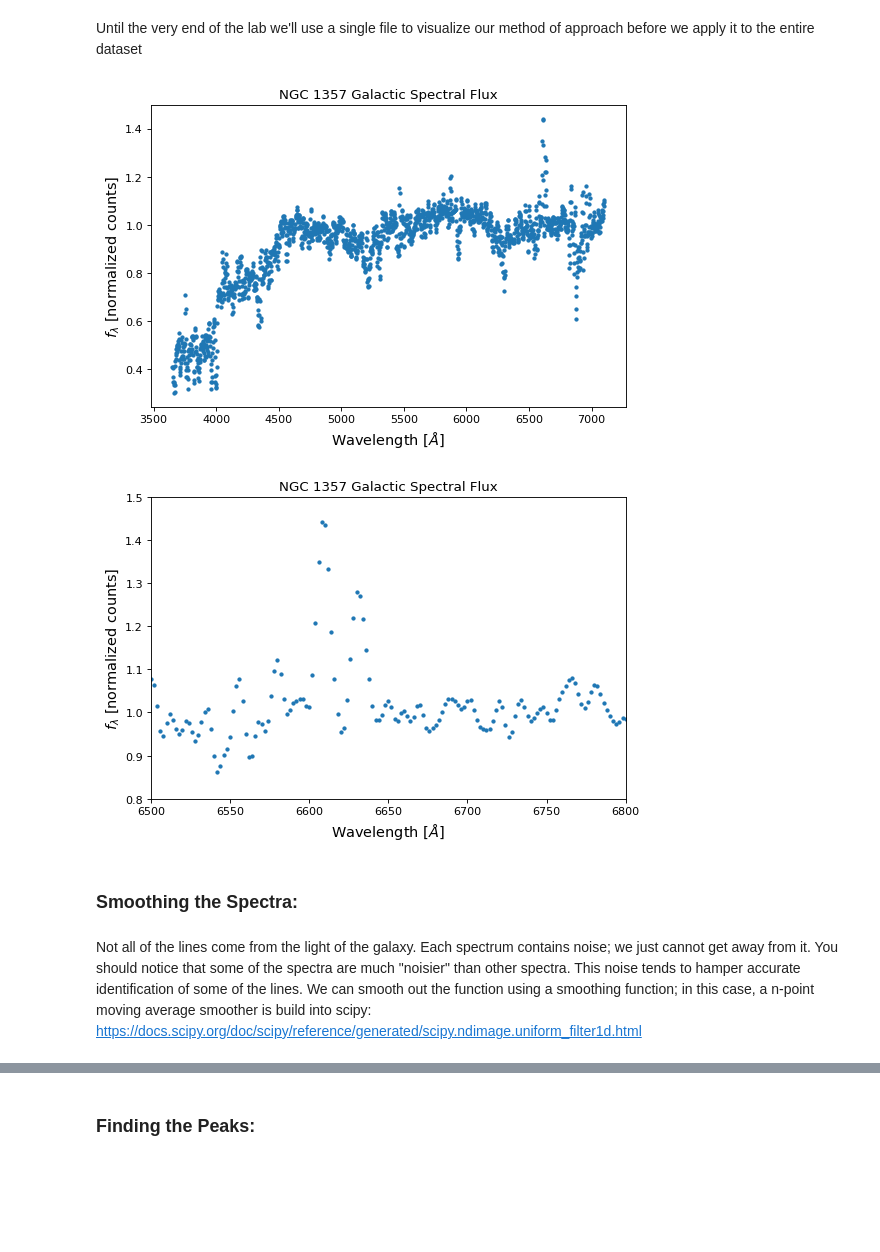
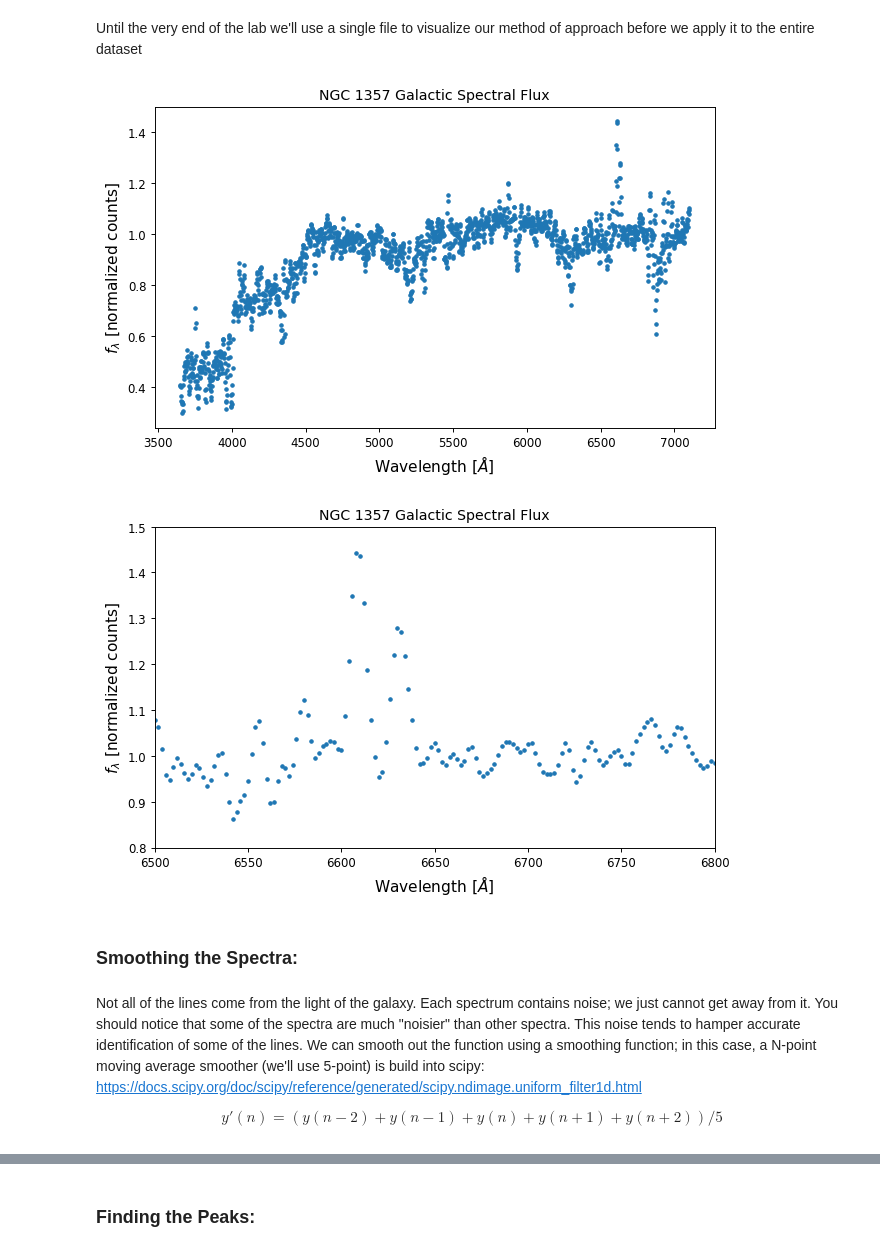
Before and after one commit to DLinthorne/Hubble-Law, a Jupyter notebook: Hubble_spectra.ipynb, the cells around one changed output, grey strips where cells are left out. Drawn from its saved outputs; the diff is of its cells as text; code cells hidden in the pictures; blank space fills up the shorter version.

```diff
--- a/Hubble_spectra.ipynb
+++ b/Hubble_spectra.ipynb
@@ -45,24 +45,26 @@ wavelength = data[:,0]
 normal_flux = data[:,1]
 # %%
 %matplotlib inline
-fig, ax = mpl.pyplot.subplots(figsize=(7.66, 5), dpi=80)
+fig, ax = mpl.pyplot.subplots(figsize=(8.5, 5), dpi=85)
 
 ax.scatter(wavelength, normal_flux, s = 8, label = "Raw Data");
 ax.set_title("NGC 1357 Galactic Spectral Flux", fontsize=12);
 ax.set_xlabel('Wavelength [$\AA$]', fontsize=13);
 ax.set_ylabel('$f_{\lambda}$ [normalized counts]', fontsize=13);
 # %% [output]
-[figure, old version]
+[figure, new version]
 # %%
 ax.set_xlim([6500,6800]);
 ax.set_ylim([.8,1.5]);
 fig
 # %% [output]
-[figure, old version]
+[figure, new version]
 # %% [markdown]
 ### Smoothing the Spectra:
 # %% [markdown]
-Not all of the lines come from the light of the galaxy. Each spectrum contains noise; we just cannot get away from it. You should notice that some of the spectra are much "noisier" than other spectra. This noise tends to hamper accurate identification of some of the lines. We can smooth out the function using a smoothing function; in this case, a n-point moving average smoother is build into scipy: https://docs.scipy.org/doc/scipy/reference/generated/scipy.ndimage.uniform_filter1d.html
+Not all of the lines come from the light of the galaxy. Each spectrum contains noise; we just cannot get away from it. You should notice that some of the spectra are much "noisier" than other spectra. This noise tends to hamper accurate identification of some of the lines. We can smooth out the function using a smoothing function; in this case, a N-point moving average smoother (we'll use 5-point) is build into scipy: https://docs.scipy.org/doc/scipy/reference/generated/scipy.ndimage.uniform_filter1d.html
+
+$$y'(n) = (y(n-2) + y(n-1) + y(n) + y(n+1) + y(n+2))/5$$
 # %%
 from scipy.interpolate import make_interp_spline
 from scipy.ndimage.filters import uniform_filter1d
```
Also changed, not shown: parts of 6 cells of this notebook, 1 other file.
